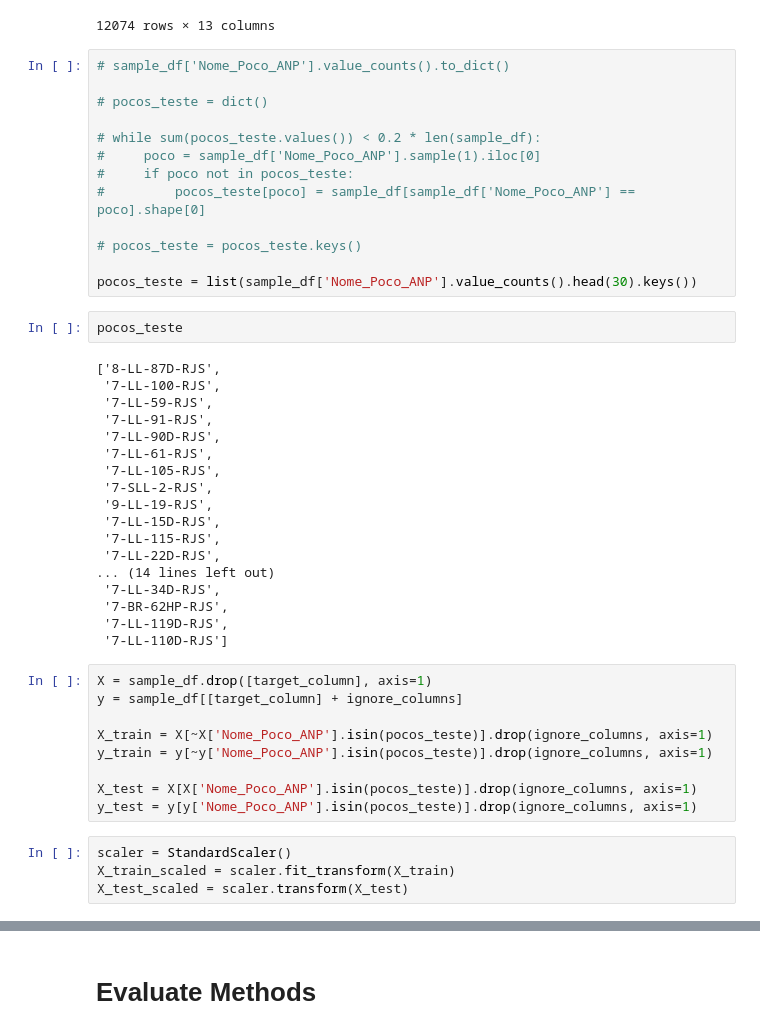
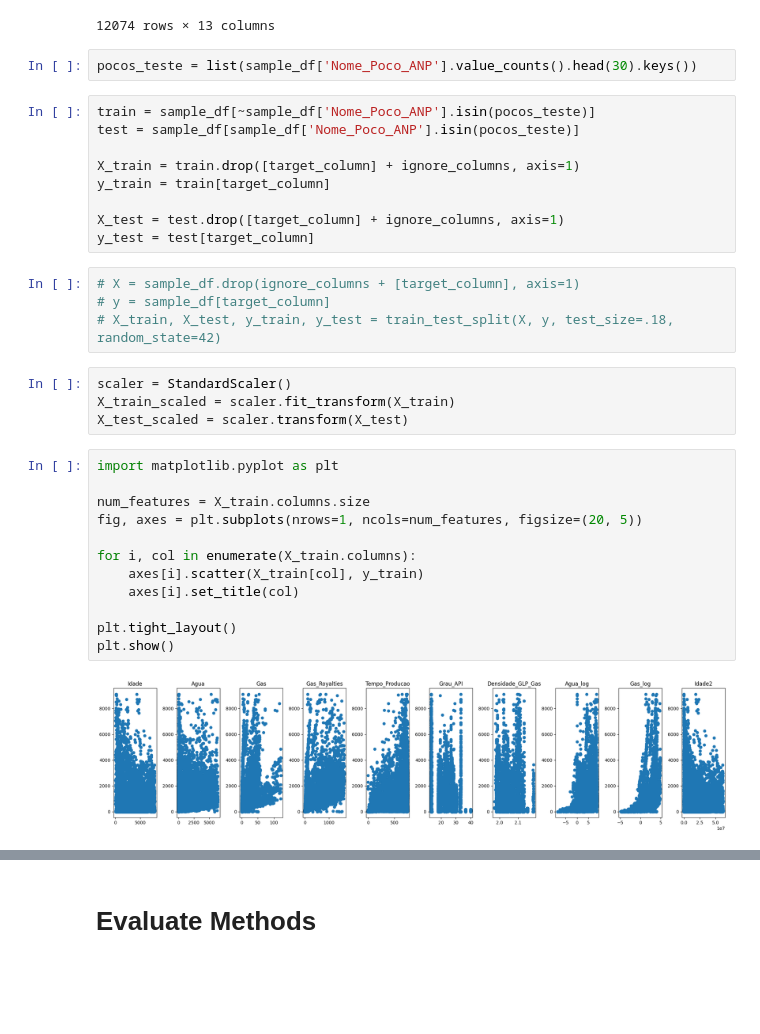
Before and after one commit to icarusrodrigues/MMQ_MSC_Icaro, a Jupyter notebook: models.ipynb, the cells around one changed output, grey strips where cells are left out. Cells and saved outputs as stored; diff of their text form; blank space fills up the shorter version.

Commit message:
Add new execution tests

```diff
--- a/models.ipynb
+++ b/models.ipynb
@@ -104,48 +107,35 @@ sample_df
 | 15795 | 2395 | 2047.0471 | 4005.1964 | 3.5210 | 109.028 | 721 | 13.42 | 2.10660 | ... |
 12074 rows × 13 columns
 # %%
-# sample_df['Nome_Poco_ANP'].value_counts().to_dict()
-
-# pocos_teste = dict()
-
-# while sum(pocos_teste.values()) < 0.2 * len(sample_df):
-#     poco = sample_df['Nome_Poco_ANP'].sample(1).iloc[0]
-#     if poco not in pocos_teste:
-#         pocos_teste[poco] = sample_df[sample_df['Nome_Poco_ANP'] == poco].shape[0]
-
-# pocos_teste = pocos_teste.keys()
-
 pocos_teste = list(sample_df['Nome_Poco_ANP'].value_counts().head(30).keys())
-# %%
-pocos_teste
-# %% [output]
-['8-LL-87D-RJS',
- '7-LL-100-RJS',
- '7-LL-59-RJS',
- '7-LL-91-RJS',
- '7-LL-90D-RJS',
- '7-LL-61-RJS',
- '7-LL-105-RJS',
- '7-SLL-2-RJS',
- '9-LL-19-RJS',
- '7-LL-15D-RJS',
- '7-LL-115-RJS',
- '7-LL-22D-RJS',
-... (14 lines left out)
- '7-LL-34D-RJS',
- '7-BR-62HP-RJS',
- '7-LL-119D-RJS',
- '7-LL-110D-RJS']
 # %%
-X = sample_df.drop([target_column], axis=1)
-y = sample_df[[target_column] + ignore_columns]
+train = sample_df[~sample_df['Nome_Poco_ANP'].isin(pocos_teste)]
+test = sample_df[sample_df['Nome_Poco_ANP'].isin(pocos_teste)]
 
-X_train = X[~X['Nome_Poco_ANP'].isin(pocos_teste)].drop(ignore_columns, axis=1)
-y_train = y[~y['Nome_Poco_ANP'].isin(pocos_teste)].drop(ignore_columns, axis=1)
+X_train = train.drop([target_column] + ignore_columns, axis=1)
+y_train = train[target_column]
 
-X_test = X[X['Nome_Poco_ANP'].isin(pocos_teste)].drop(ignore_columns, axis=1)
-y_test = y[y['Nome_Poco_ANP'].isin(pocos_teste)].drop(ignore_columns, axis=1)
+X_test = test.drop([target_column] + ignore_columns, axis=1)
+y_test = test[target_column]
+# %%
+# X = sample_df.drop(ignore_columns + [target_column], axis=1)
+# y = sample_df[target_column]
+# X_train, X_test, y_train, y_test = train_test_split(X, y, test_size=.18, random_state=42)
 # %%
 scaler = StandardScaler()
 X_train_scaled = scaler.fit_transform(X_train)
 X_test_scaled = scaler.transform(X_test)
+# %%
+import matplotlib.pyplot as plt
+
+num_features = X_train.columns.size
+fig, axes = plt.subplots(nrows=1, ncols=num_features, figsize=(20, 5))
+
+for i, col in enumerate(X_train.columns):
+    axes[i].scatter(X_train[col], y_train)
+    axes[i].set_title(col)
+
+plt.tight_layout()
+plt.show()
+# %% [output]
+[figure, added]
```
Also changed, not shown: parts of 19 cells of this notebook, 3 other files.
